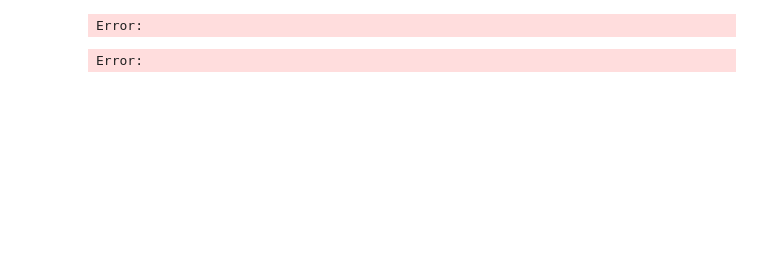
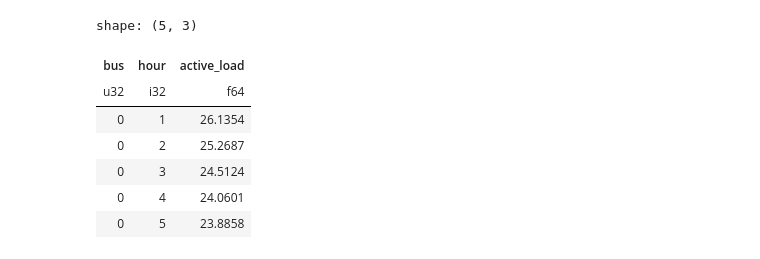
Before and after one commit to Bravos-Power/pyoframe, a Jupyter notebook: benchmarks/energy_model/scripts/process_load_data.py.ipynb, the cells around one changed output. Drawn from its saved outputs; the diff is of its cells as text; code cells hidden in the pictures; blank space fills up the shorter version.

```diff
--- a/benchmarks/energy_model/scripts/process_load_data.ipynb
+++ b/benchmarks/energy_model/scripts/process_load_data.py.ipynb
@@ -39,26 +47,20 @@ shape: (5, 3)
 # %%
 # keep only active loads
-df3 = (
-    df2.lazy()
-    .with_columns(pl.col("load").str.split_exact("+", 1))
-    .with_columns(
-        [
-            pl.col("load")
-            .struct.field("field_0")
-            .cast(pl.Float64)
-            .alias("active_load"),
-            pl.col("load")
-            .struct.field("field_1")
-            .str.strip_chars_end("i")
-            .cast(pl.Float64)
-            .alias("reactive_load"),
-        ]
-    )
-    .drop("load")
-    .collect()
-)
+df3 = df2.with_columns(
+    pl.col("load")
+    .str.split_exact("+", 1)
+    .struct.field("field_0")
+    .cast(pl.Float64)
+    .alias("active_load")
+).drop("load")
 
-df3.head()
+df3.head().collect()
 # %% [output]
-Error:
+shape: (5, 3)
-Error:
+| bus | hour | active_load |
+| u32 | i32 | f64 |
+| 0 | 1 | 26.1354 |
+| 0 | 2 | 25.2687 |
+| 0 | 3 | 24.5124 |
+| 0 | 4 | 24.0601 |
+| 0 | 5 | 23.8858 |
```
Also changed, not shown: parts of 6 cells of this notebook, 4 other files.
